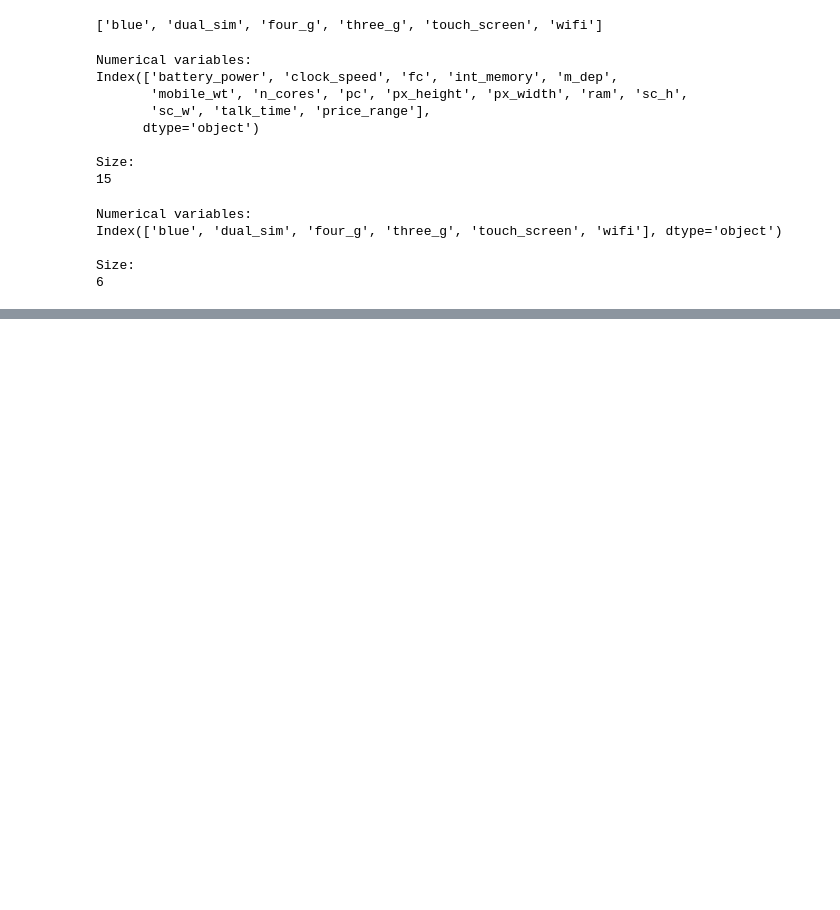
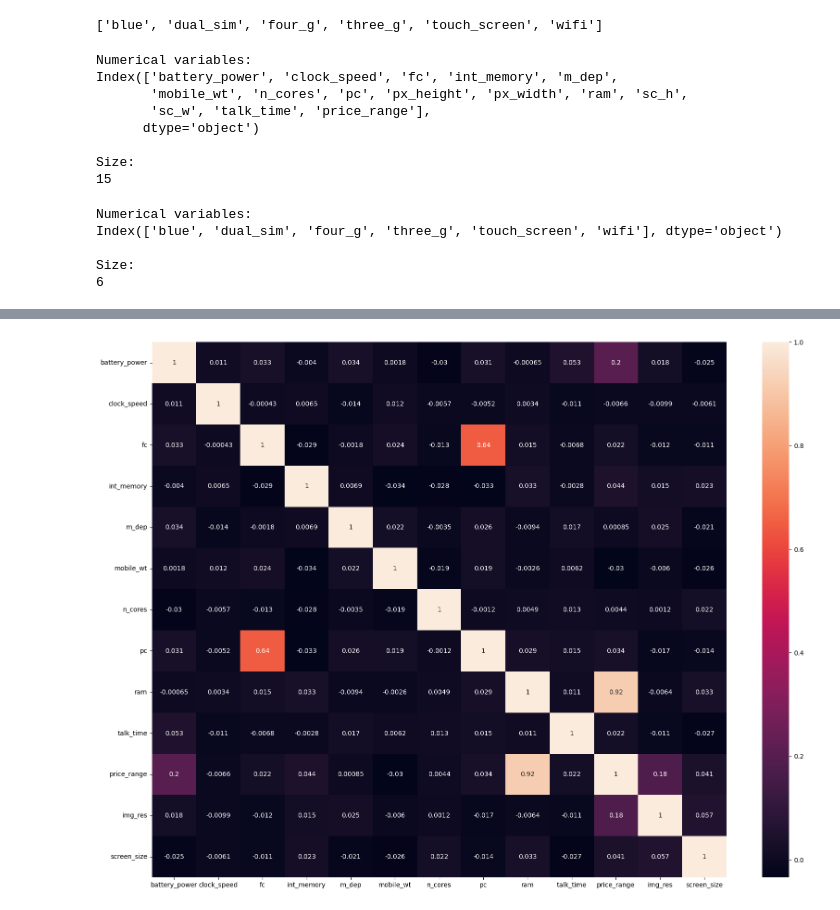
Before and after one commit to l-vice/Python, a Jupyter notebook: Introduction to Machine Learning with Python/02 - Supervised Learning/02pr_rf_mobdata.ipynb, the cells around one changed output, grey strips where cells are left out. Saved outputs shown, nothing was run; the diff lists cells and outputs as text; code cells hidden in the pictures; blank space fills up the shorter version.

```diff
--- a/Introduction to Machine Learning with Python/02 - Supervised Learning/02pr_rf_mobdata.ipynb
+++ b/Introduction to Machine Learning with Python/02 - Supervised Learning/02pr_rf_mobdata.ipynb
@@ -278,0 +327,14 @@ grr = scatter_matrix(numerical_variables_df, c=y, figsize=(15,15),
+# %%
+# Use: This function converts centimeters to inches
+# Input: A floating-point number in cm.
+# Output: A floating-point number in inches
+def inch_converter(cm):
+     inches = (cm / 2.54)
+     inches = round(inches, ndigits=4)
+     return inches
+# %%
+# sc_h x sc_w = screen size
+# We create a new variable screen_size in inches so we have to convert cm to inch
+# We apply A = L * W  assuming all phones have a rectangular shape.
+mob['screen_size'] = mob['sc_h'] * mob['sc_w']
+mob['screen_size'] = inch_converter(mob['screen_size'])
@@ -278,0 +362,7 @@ grr = scatter_matrix(numerical_variables_df, c=y, figsize=(15,15),
+# %%
+# Let's replot the corrmatrix
+
+plt.figure(figsize=(20, 15))
+ax = sns.heatmap(numerical_variables.corr(), annot=True)
+# %% [output]
+[figure, added]
```
Also changed, not shown: parts of 47 cells of this notebook.
